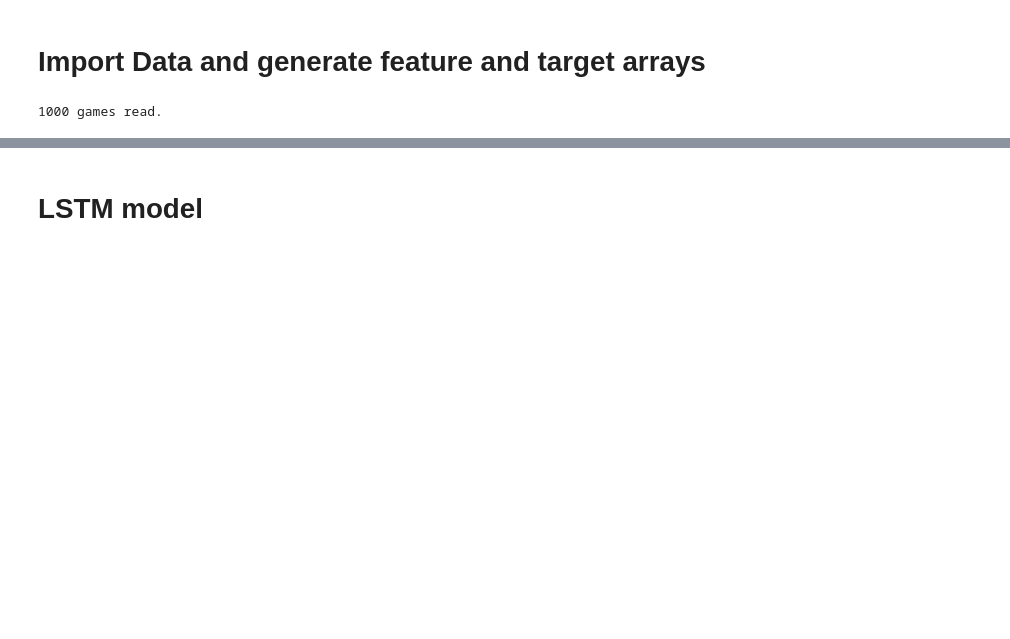
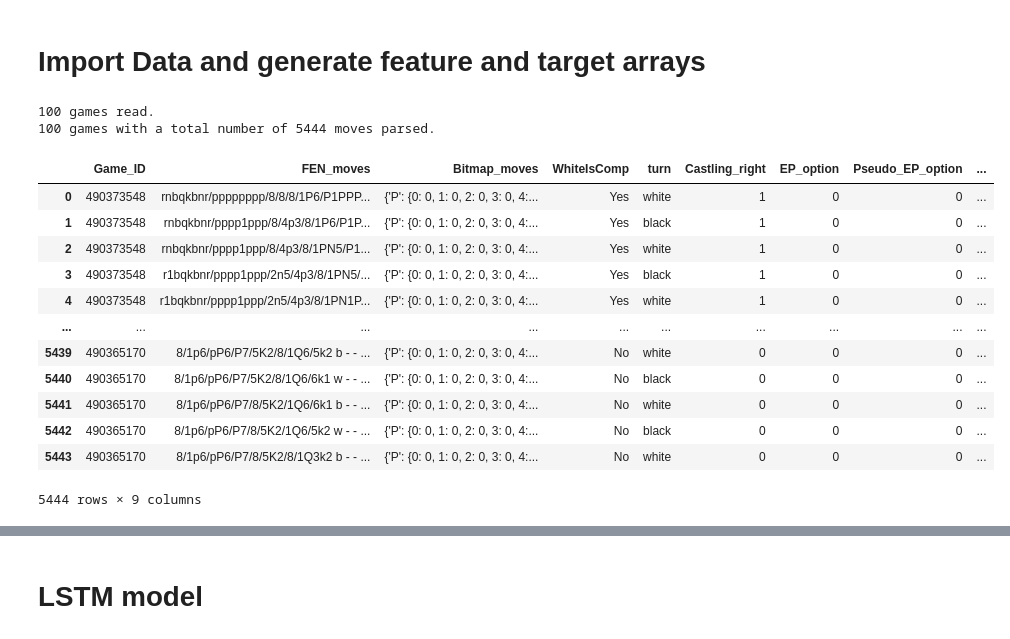
Before and after one commit to VPeron/cc_detector, a Jupyter notebook: notebooks/pgn_to_3dfs_Manuel.ipynb, the cells around one changed output, grey strips where cells are left out. Drawn from its saved outputs; the diff is of its cells as text; code cells hidden in the pictures; blank space fills up the shorter version.

```diff
--- a/notebooks/pgn_to_3dfs_Manuel.ipynb
+++ b/notebooks/pgn_to_3dfs_Manuel.ipynb
@@ -736,7 +737,24 @@ from cc_detector.data import ChessData
 chessdata = ChessData()
 # %%
 player_df, game_df, move_df = chessdata.import_data(data_path='../raw_data/Fics_data_pc_data.pgn',
-                                                              import_lim=1000)
+                                                              import_lim=100)
 # %% [output]
-1000 games read.
+100 games read.
+100 games with a total number of 5444 moves parsed.
+# %%
+move_df
+# %% [output]
+|  | Game_ID | FEN_moves | Bitmap_moves | WhiteIsComp | turn | Castling_right | EP_option | Pseudo_EP_option | ... |
+| 0 | 490373548 | rnbqkbnr/pppppppp/8/8/8/1P6/P1PPP... | {'P': {0: 0, 1: 0, 2: 0, 3: 0, 4:... | Yes | white | 1 | 0 | 0 | ... |
+| 1 | 490373548 | rnbqkbnr/pppp1ppp/8/4p3/8/1P6/P1P... | {'P': {0: 0, 1: 0, 2: 0, 3: 0, 4:... | Yes | black | 1 | 0 | 0 | ... |
+| 2 | 490373548 | rnbqkbnr/pppp1ppp/8/4p3/8/1PN5/P1... | {'P': {0: 0, 1: 0, 2: 0, 3: 0, 4:... | Yes | white | 1 | 0 | 0 | ... |
+| 3 | 490373548 | r1bqkbnr/pppp1ppp/2n5/4p3/8/1PN5/... | {'P': {0: 0, 1: 0, 2: 0, 3: 0, 4:... | Yes | black | 1 | 0 | 0 | ... |
+| 4 | 490373548 | r1bqkbnr/pppp1ppp/2n5/4p3/8/1PN1P... | {'P': {0: 0, 1: 0, 2: 0, 3: 0, 4:... | Yes | white | 1 | 0 | 0 | ... |
+| ... | ... | ... | ... | ... | ... | ... | ... | ... | ... |
+| 5439 | 490365170 | 8/1p6/pP6/P7/5K2/8/1Q6/5k2 b - - ... | {'P': {0: 0, 1: 0, 2: 0, 3: 0, 4:... | No | white | 0 | 0 | 0 | ... |
+| 5440 | 490365170 | 8/1p6/pP6/P7/5K2/8/1Q6/6k1 w - - ... | {'P': {0: 0, 1: 0, 2: 0, 3: 0, 4:... | No | black | 0 | 0 | 0 | ... |
+| 5441 | 490365170 | 8/1p6/pP6/P7/8/5K2/1Q6/6k1 b - - ... | {'P': {0: 0, 1: 0, 2: 0, 3: 0, 4:... | No | white | 0 | 0 | 0 | ... |
+| 5442 | 490365170 | 8/1p6/pP6/P7/8/5K2/1Q6/5k2 w - - ... | {'P': {0: 0, 1: 0, 2: 0, 3: 0, 4:... | No | black | 0 | 0 | 0 | ... |
+| 5443 | 490365170 | 8/1p6/pP6/P7/8/5K2/8/1Q3k2 b - - ... | {'P': {0: 0, 1: 0, 2: 0, 3: 0, 4:... | No | white | 0 | 0 | 0 | ... |
+5444 rows × 9 columns
 # %%
```
Also changed, not shown: parts of 28 cells of this notebook, 6 other files.
